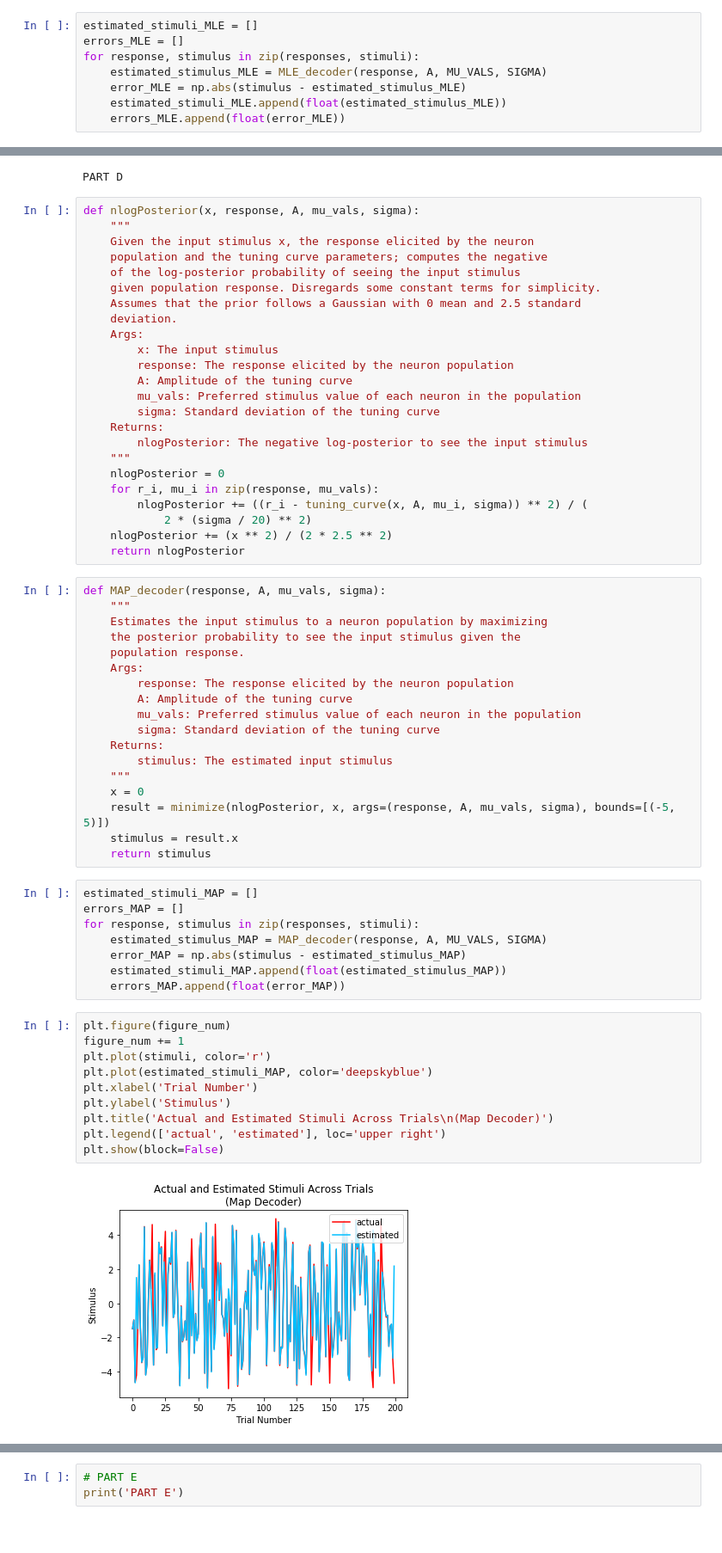
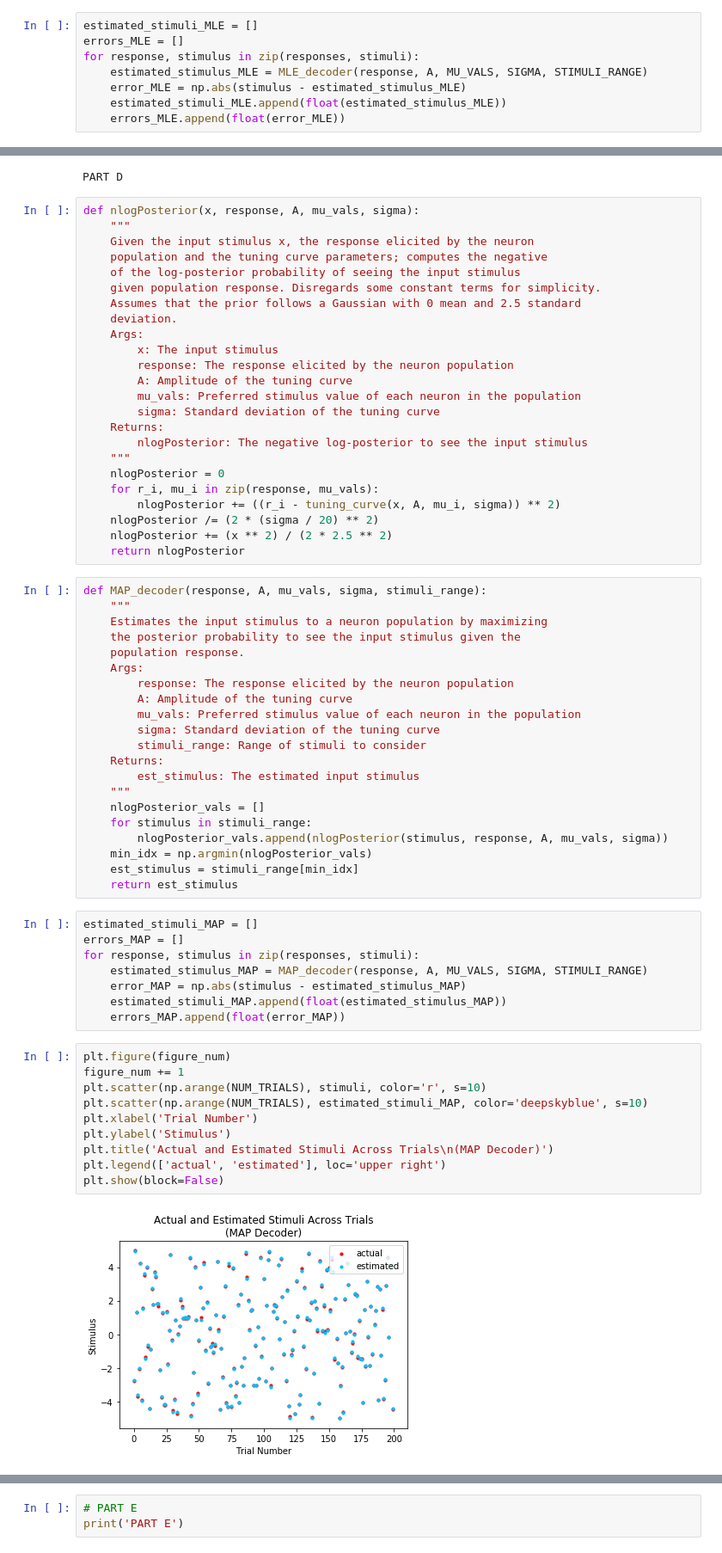
Before and after one commit to efeacer/Bilkent_EEE482_Assignments, a Jupyter notebook: Homework4_EA/Question3.ipynb, the cells around one changed output, grey strips where cells are left out. Shown at 86% size. Cells and saved outputs as stored; diff of their text form.

```diff
--- a/Homework4_EA/Question3.ipynb
+++ b/Homework4_EA/Question3.ipynb
@@ -173,7 +175,7 @@ def MLE_decoder(response, A, mu_vals, sigma):
 estimated_stimuli_MLE = []
 errors_MLE = []
 for response, stimulus in zip(responses, stimuli):
-    estimated_stimulus_MLE = MLE_decoder(response, A, MU_VALS, SIGMA)
+    estimated_stimulus_MLE = MLE_decoder(response, A, MU_VALS, SIGMA, STIMULI_RANGE)
     error_MLE = np.abs(stimulus - estimated_stimulus_MLE)
     estimated_stimuli_MLE.append(float(estimated_stimulus_MLE))
     errors_MLE.append(float(error_MLE))
@@ -224,12 +226,12 @@ def nlogPosterior(x, response, A, mu_vals, sigma):
     """
     nlogPosterior = 0
     for r_i, mu_i in zip(response, mu_vals):
-        nlogPosterior += ((r_i - tuning_curve(x, A, mu_i, sigma)) ** 2) / (
-            2 * (sigma / 20) ** 2)
+        nlogPosterior += ((r_i - tuning_curve(x, A, mu_i, sigma)) ** 2)
+    nlogPosterior /= (2 * (sigma / 20) ** 2)
     nlogPosterior += (x ** 2) / (2 * 2.5 ** 2)
     return nlogPosterior
 # %%
-def MAP_decoder(response, A, mu_vals, sigma):
+def MAP_decoder(response, A, mu_vals, sigma, stimuli_range):
     """
     Estimates the input stimulus to a neuron population by maximizing
     the posterior probability to see the input stimulus given the
@@ -239,33 +241,36 @@ def MAP_decoder(response, A, mu_vals, sigma):
         A: Amplitude of the tuning curve
         mu_vals: Preferred stimulus value of each neuron in the population
         sigma: Standard deviation of the tuning curve
+        stimuli_range: Range of stimuli to consider
     Returns:
-        stimulus: The estimated input stimulus
+        est_stimulus: The estimated input stimulus
     """
-    x = 0
-    result = minimize(nlogPosterior, x, args=(response, A, mu_vals, sigma), bounds=[(-5, 5)])
-    stimulus = result.x
-    return stimulus
+    nlogPosterior_vals = []
+    for stimulus in stimuli_range:
+        nlogPosterior_vals.append(nlogPosterior(stimulus, response, A, mu_vals, sigma))
+    min_idx = np.argmin(nlogPosterior_vals)
+    est_stimulus = stimuli_range[min_idx]
+    return est_stimulus
 # %%
 estimated_stimuli_MAP = []
 errors_MAP = []
 for response, stimulus in zip(responses, stimuli):
-    estimated_stimulus_MAP = MAP_decoder(response, A, MU_VALS, SIGMA)
+    estimated_stimulus_MAP = MAP_decoder(response, A, MU_VALS, SIGMA, STIMULI_RANGE)
     error_MAP = np.abs(stimulus - estimated_stimulus_MAP)
     estimated_stimuli_MAP.append(float(estimated_stimulus_MAP))
     errors_MAP.append(float(error_MAP))
 # %%
 plt.figure(figure_num)
 figure_num += 1
-plt.plot(stimuli, color='r')
-plt.plot(estimated_stimuli_MAP, color='deepskyblue')
+plt.scatter(np.arange(NUM_TRIALS), stimuli, color='r', s=10)
+plt.scatter(np.arange(NUM_TRIALS), estimated_stimuli_MAP, color='deepskyblue', s=10)
 plt.xlabel('Trial Number')
 plt.ylabel('Stimulus')
-plt.title('Actual and Estimated Stimuli Across Trials\n(Map Decoder)')
+plt.title('Actual and Estimated Stimuli Across Trials\n(MAP Decoder)')
 plt.legend(['actual', 'estimated'], loc='upper right')
 plt.show(block=False)
 # %% [output]
-[figure, old version]
+[figure, new version]
 # %%
 mean_error_MAP = np.mean(errors_MAP)
 std_error_MAP = np.std(errors_MAP)
```
Also changed, not shown: parts of 13 cells of this notebook, 5 other files.
